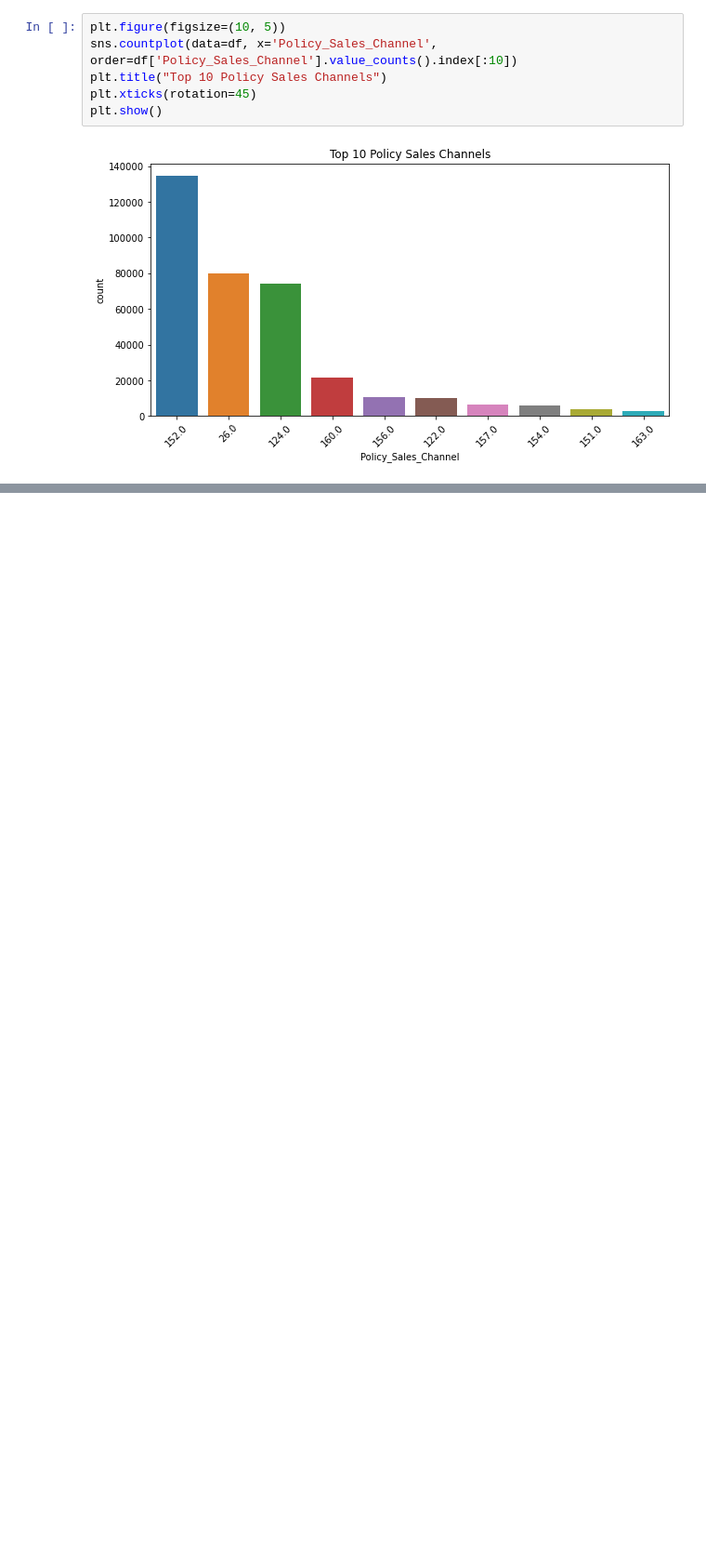
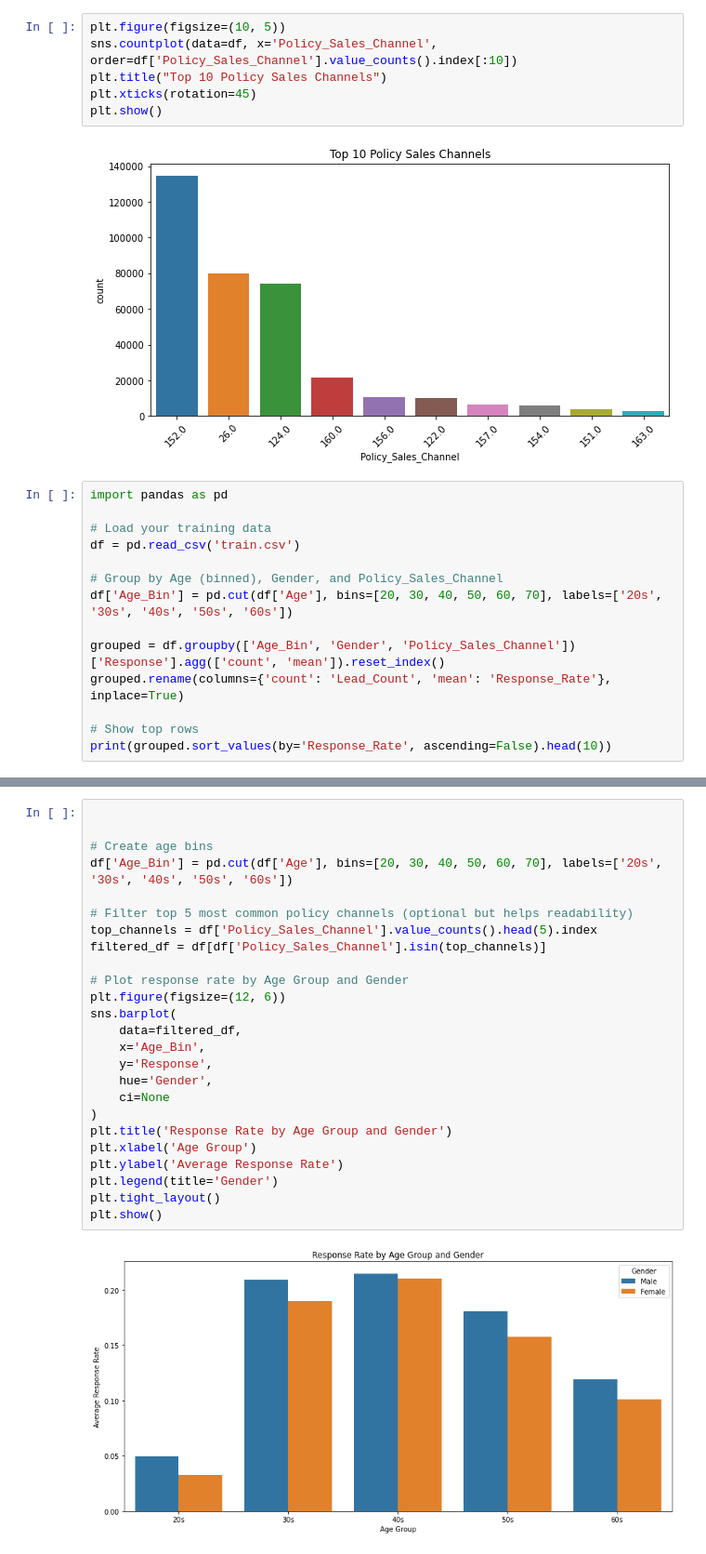
Before and after one commit to samkemboi12/Insurance-Cross-Sell-Prediction, a Jupyter notebook: Untitled.ipynb, the cells around one changed output, grey strips where cells are left out. Shown at 93% size. Saved outputs shown, nothing was run; the diff lists cells and outputs as text; blank space fills up the shorter version.

```diff
--- a/Untitled.ipynb
+++ b/Untitled.ipynb
@@ -244,3 +244,17 @@ plt.xticks(rotation=45)
 plt.show()
 # %% [output]
 [figure]
+# %%
+import pandas as pd
+
+# Load your training data
+df = pd.read_csv('train.csv')
+
+# Group by Age (binned), Gender, and Policy_Sales_Channel
+df['Age_Bin'] = pd.cut(df['Age'], bins=[20, 30, 40, 50, 60, 70], labels=['20s', '30s', '40s', '50s', '60s'])
+
+grouped = df.groupby(['Age_Bin', 'Gender', 'Policy_Sales_Channel'])['Response'].agg(['count', 'mean']).reset_index()
+grouped.rename(columns={'count': 'Lead_Count', 'mean': 'Response_Rate'}, inplace=True)
+
+# Show top rows
+print(grouped.sort_values(by='Response_Rate', ascending=False).head(10))
@@ -246,0 +273,27 @@ plt.show()
+# %%
+
+
+# Create age bins
+df['Age_Bin'] = pd.cut(df['Age'], bins=[20, 30, 40, 50, 60, 70], labels=['20s', '30s', '40s', '50s', '60s'])
+
+# Filter top 5 most common policy channels (optional but helps readability)
+top_channels = df['Policy_Sales_Channel'].value_counts().head(5).index
+filtered_df = df[df['Policy_Sales_Channel'].isin(top_channels)]
+
+# Plot response rate by Age Group and Gender
+plt.figure(figsize=(12, 6))
+sns.barplot(
+    data=filtered_df,
+    x='Age_Bin',
+    y='Response',
+    hue='Gender',
+    ci=None
+)
+plt.title('Response Rate by Age Group and Gender')
+plt.xlabel('Age Group')
+plt.ylabel('Average Response Rate')
+plt.legend(title='Gender')
+plt.tight_layout()
+plt.show()
+# %% [output]
+[figure, added]
```
Also changed, not shown: parts of 3 cells of this notebook.
